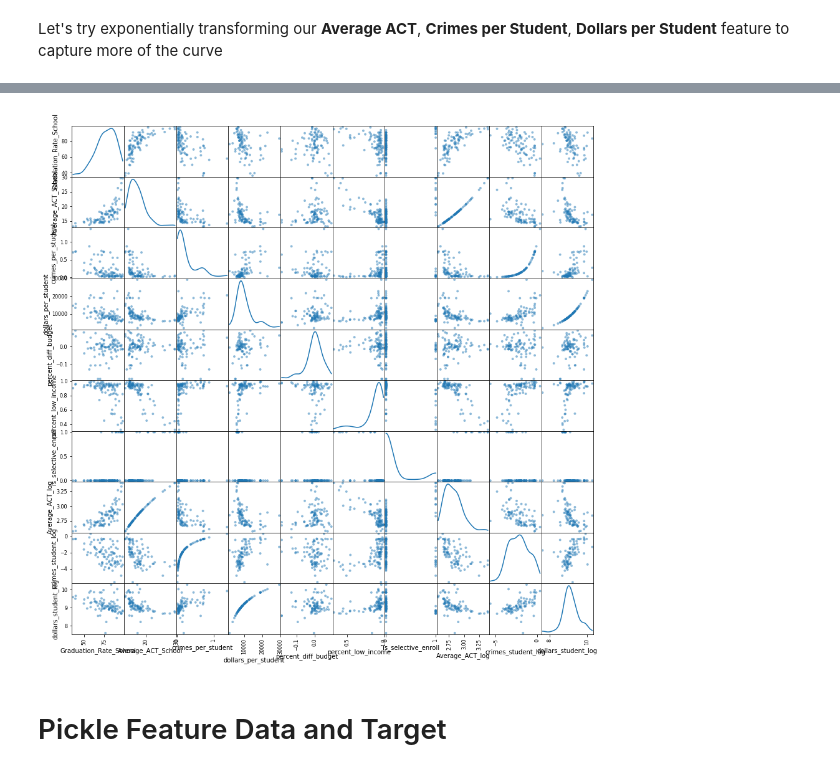
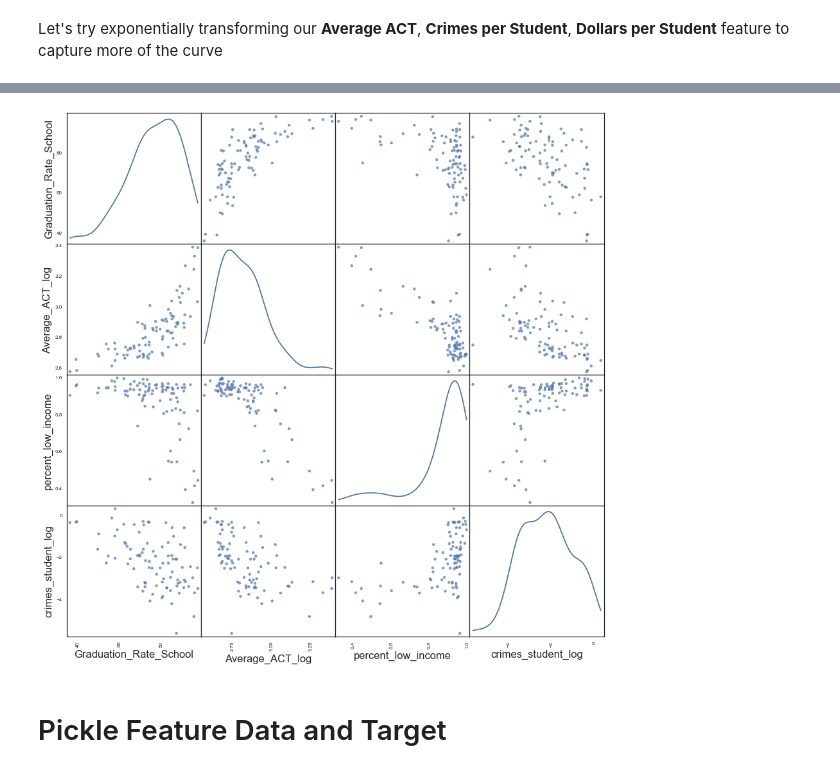
Before and after one commit to TifMoe/luther-project, a Jupyter notebook: notebooks/3_EDA.ipynb, the cells around one changed output, grey strips where cells are left out. Drawn from its saved outputs; the diff is of its cells as text; code cells hidden in the pictures.

```diff
--- a/notebooks/3_EDA.ipynb
+++ b/notebooks/3_EDA.ipynb
@@ -255,4 +256,6 @@ try:
     target_features['dollars_student_log'] = target_features["dollars_per_student"].apply(np.log)
 except KeyError:
     pass
+
+target_features_transform = target_features.filter(['Graduation_Rate_School', 'Average_ACT_log', 'percent_low_income', 'crimes_student_log'], axis=1)
 # %%
@@ -273,7 +270,7 @@ fancy_corr(corr)
 # %%
-scatter_matrix(target_features, alpha=0.5, s=60, figsize=(15, 15), diagonal='kde');
+scatter_matrix(target_features_transform, alpha=0.7, s=80, figsize=(15, 15), diagonal='kde');
 # %% [output]
-[figure, old version]
+[figure, new version]
 # %% [markdown]
 # Pickle Feature Data and Target
 # %%
```
Also changed, not shown: parts of 4 cells of this notebook, 2 other files.
